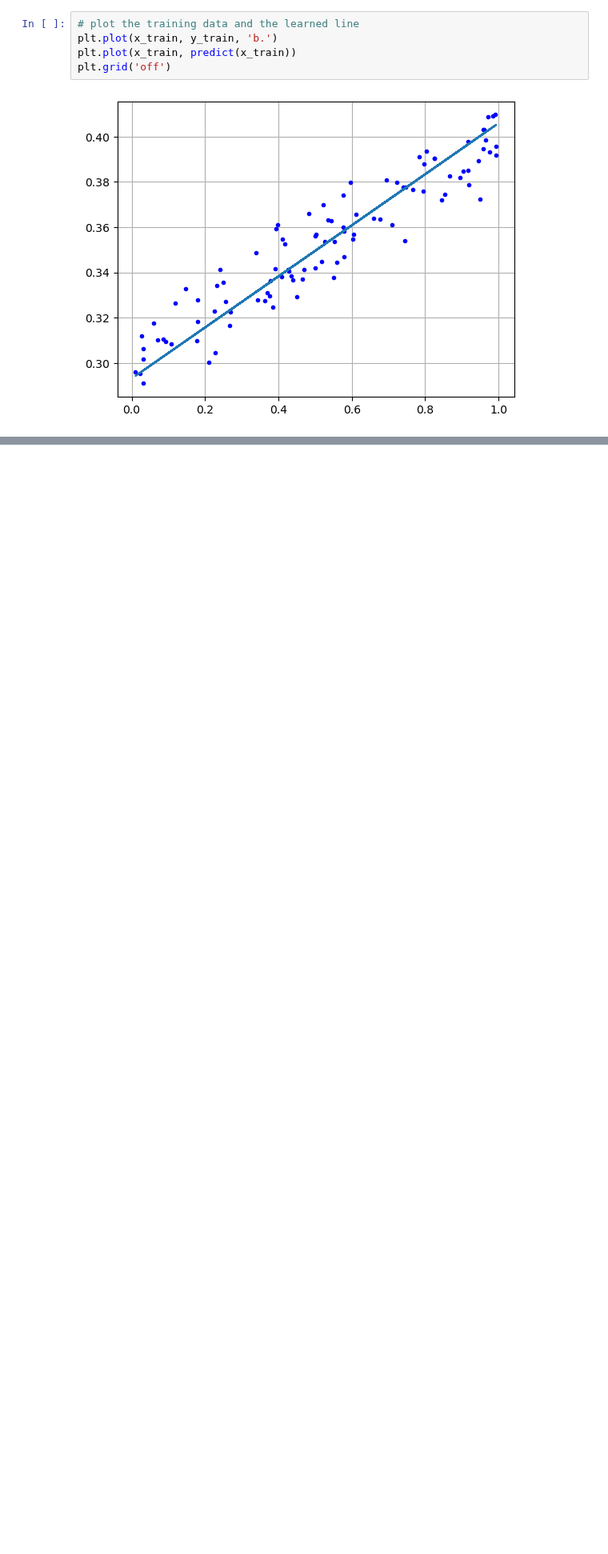
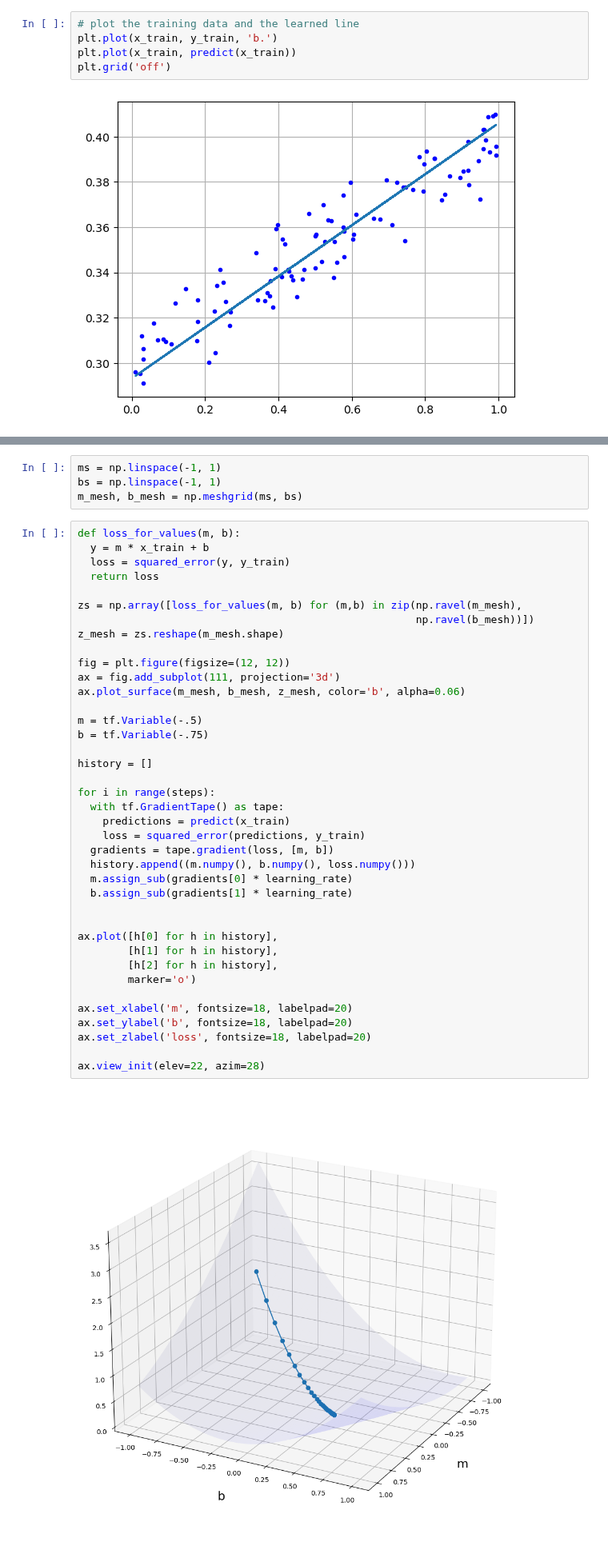
Before and after one commit to beniamine3155/Deep_Learnig_Basic, a Jupyter notebook: 04_Tensorflow_From_Scratch/tensorflow_from_scratch.ipynb, the cells around one changed output, grey strips where cells are left out. Shown at 80% size. Drawn from its saved outputs; the diff is of its cells as text; blank space fills up the shorter version.

Commit message:
visualize gradient descent

```diff
--- a/04_Tensorflow_From_Scratch/tensorflow_from_scratch.ipynb
+++ b/04_Tensorflow_From_Scratch/tensorflow_from_scratch.ipynb
@@ -111,0 +117,45 @@ plt.grid('off')
+# %%
+ms = np.linspace(-1, 1)
+bs = np.linspace(-1, 1)
+m_mesh, b_mesh = np.meshgrid(ms, bs)
+# %%
+def loss_for_values(m, b):
+  y = m * x_train + b
+  loss = squared_error(y, y_train)
+  return loss
+
+zs = np.array([loss_for_values(m, b) for (m,b) in zip(np.ravel(m_mesh),
+                                                      np.ravel(b_mesh))])
+z_mesh = zs.reshape(m_mesh.shape)
+
+fig = plt.figure(figsize=(12, 12))
+ax = fig.add_subplot(111, projection='3d')
+ax.plot_surface(m_mesh, b_mesh, z_mesh, color='b', alpha=0.06)
+
+m = tf.Variable(-.5)
+b = tf.Variable(-.75)
+
+history = []
+
+for i in range(steps):
+  with tf.GradientTape() as tape:
+    predictions = predict(x_train)
+    loss = squared_error(predictions, y_train)
+  gradients = tape.gradient(loss, [m, b])
+  history.append((m.numpy(), b.numpy(), loss.numpy()))
+  m.assign_sub(gradients[0] * learning_rate)
+  b.assign_sub(gradients[1] * learning_rate)
+
+
+ax.plot([h[0] for h in history],
+        [h[1] for h in history],
+        [h[2] for h in history],
+        marker='o')
+
+ax.set_xlabel('m', fontsize=18, labelpad=20)
+ax.set_ylabel('b', fontsize=18, labelpad=20)
+ax.set_zlabel('loss', fontsize=18, labelpad=20)
+
+ax.view_init(elev=22, azim=28)
+# %% [output]
+[figure, added]
```
Also changed, not shown: parts of 2 cells of this notebook.
